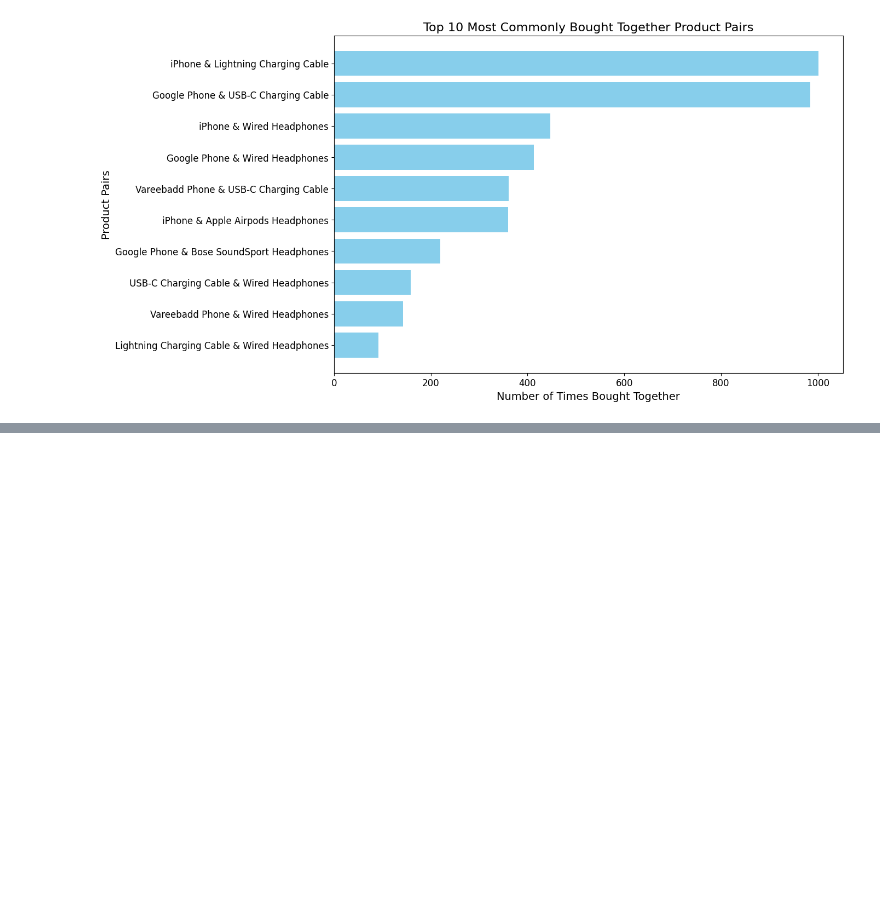
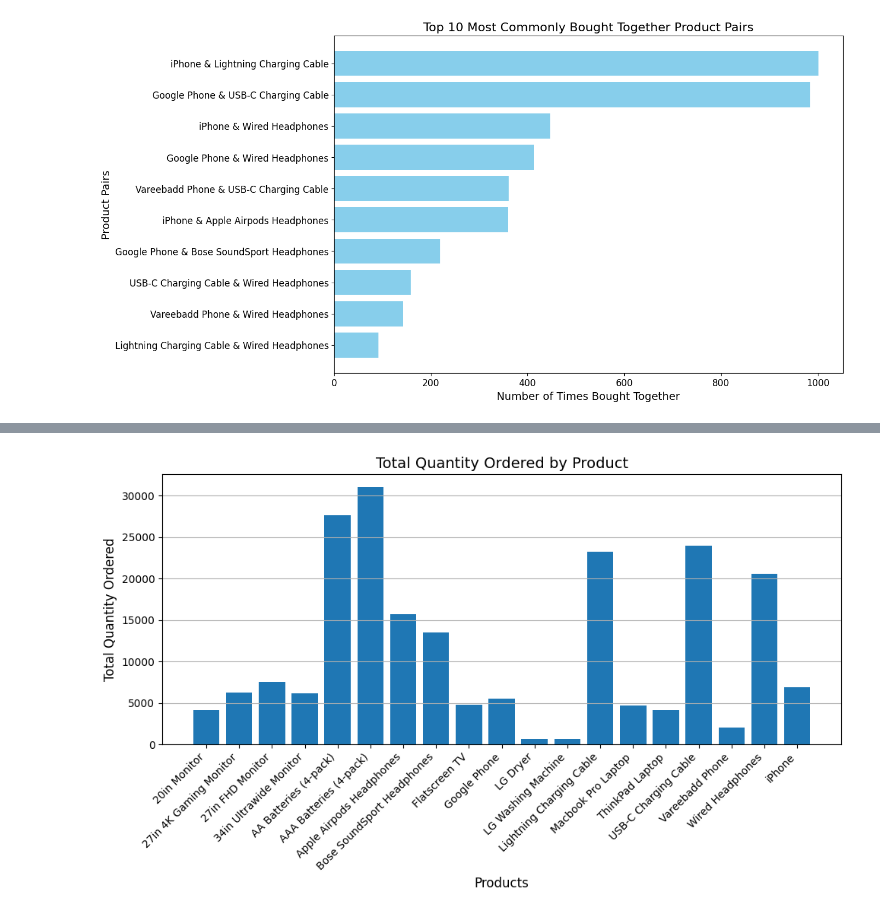
Before and after one commit to Bhuvan-Desai21/Sales_analysis_through_pandas, a Jupyter notebook: My_first_panda_project.ipynb, the cells around one changed output, grey strips where cells are left out. Cells and saved outputs as stored; diff of their text form; code cells hidden in the pictures; blank space fills up the shorter version.

```diff
--- a/My_first_panda_project.ipynb
+++ b/My_first_panda_project.ipynb
@@ -470,0 +502,21 @@ plt.show()
+# %%
+product_wise_sales = all_data.groupby("Product")["Quantity Ordered"].sum()
+
+
+
+# Group by Product and sum the Quantity Ordered
+
+plt.figure(figsize=(10,6))
+plt.bar(product_wise_sales.index,product_wise_sales.values)
+
+plt.xlabel("Products", fontsize=12)
+plt.ylabel("Total Quantity Ordered", fontsize=12)
+plt.title("Total Quantity Ordered by Product", fontsize=14)
+plt.xticks(rotation=45, ha='right', fontsize=10)
+plt.grid(axis='y')
+plt.tight_layout()
+plt.savefig("Product_wise_sales.jpg")
+# Show the plot
+plt.show()
+# %% [output]
+[figure, added]
```
Also changed, not shown: parts of 5 cells of this notebook.
